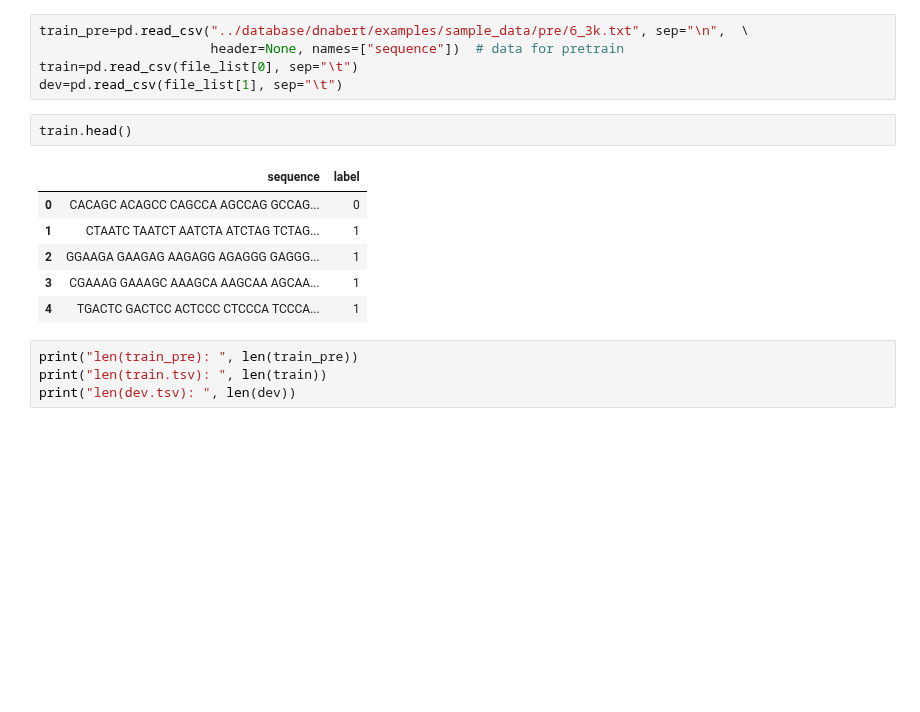
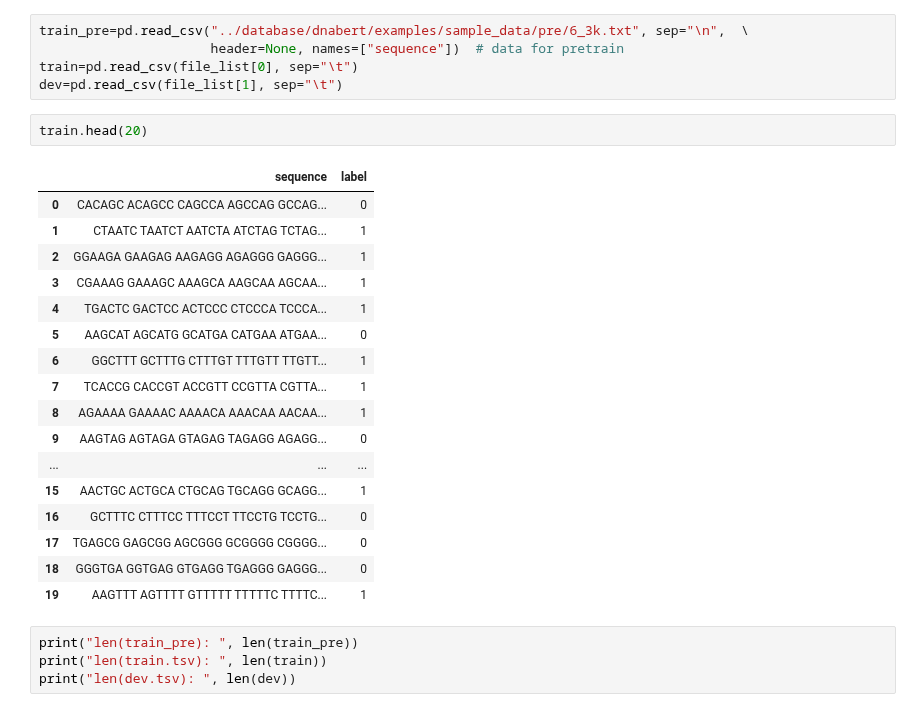
Before and after one commit to caocao0525/NSP, a Jupyter notebook: fine_tuning_data_preparation.ipynb, the cells around one changed output. Cells and saved outputs as stored; diff of their text form; blank space fills up the shorter version.

```diff
--- a/fine_tuning_data_preparation.ipynb
+++ b/fine_tuning_data_preparation.ipynb
@@ -24,14 +24,25 @@ train_pre=pd.read_csv("../database/dnabert/examples/sample_data/pre/6_3k.txt", s
 train=pd.read_csv(file_list[0], sep="\t")
 dev=pd.read_csv(file_list[1], sep="\t")
 # %%
-train.head()
+train.head(20)
 # %% [output]
 |  | sequence | label |
 | 0 | CACAGC ACAGCC CAGCCA AGCCAG GCCAG... | 0 |
 | 1 | CTAATC TAATCT AATCTA ATCTAG TCTAG... | 1 |
 | 2 | GGAAGA GAAGAG AAGAGG AGAGGG GAGGG... | 1 |
 | 3 | CGAAAG GAAAGC AAAGCA AAGCAA AGCAA... | 1 |
 | 4 | TGACTC GACTCC ACTCCC CTCCCA TCCCA... | 1 |
+| 5 | AAGCAT AGCATG GCATGA CATGAA ATGAA... | 0 |
+| 6 | GGCTTT GCTTTG CTTTGT TTTGTT TTGTT... | 1 |
+| 7 | TCACCG CACCGT ACCGTT CCGTTA CGTTA... | 1 |
+| 8 | AGAAAA GAAAAC AAAACA AAACAA AACAA... | 1 |
+| 9 | AAGTAG AGTAGA GTAGAG TAGAGG AGAGG... | 0 |
+| ... | ... | ... |
+| 15 | AACTGC ACTGCA CTGCAG TGCAGG GCAGG... | 1 |
+| 16 | GCTTTC CTTTCC TTTCCT TTCCTG TCCTG... | 0 |
+| 17 | TGAGCG GAGCGG AGCGGG GCGGGG CGGGG... | 0 |
+| 18 | GGGTGA GGTGAG GTGAGG TGAGGG GAGGG... | 0 |
+| 19 | AAGTTT AGTTTT GTTTTT TTTTTC TTTTC... | 1 |
 # %%
 print("len(train_pre): ", len(train_pre))
 print("len(train.tsv): ", len(train))
```
Also changed, not shown: parts of 19 cells of this notebook.
